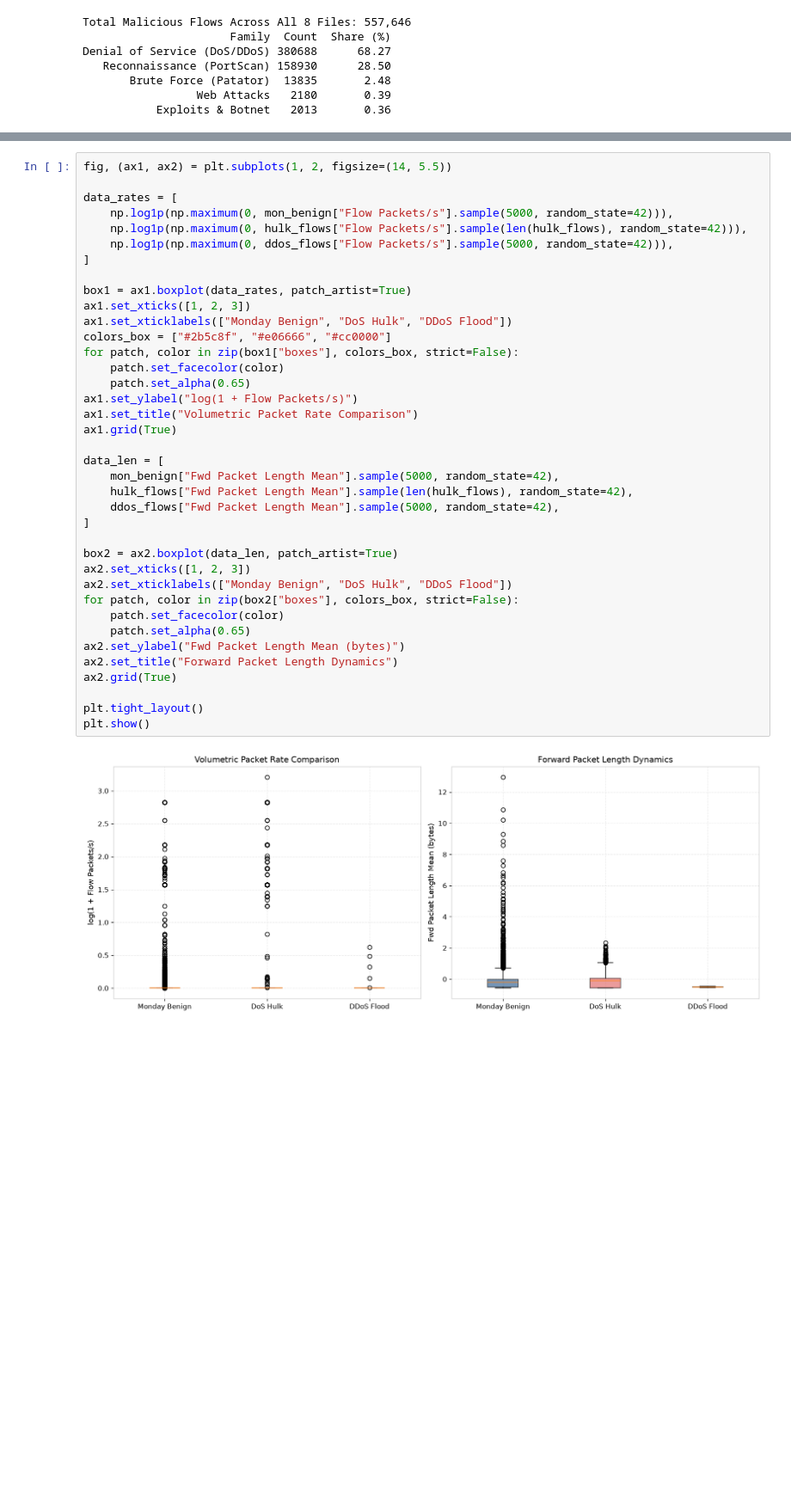
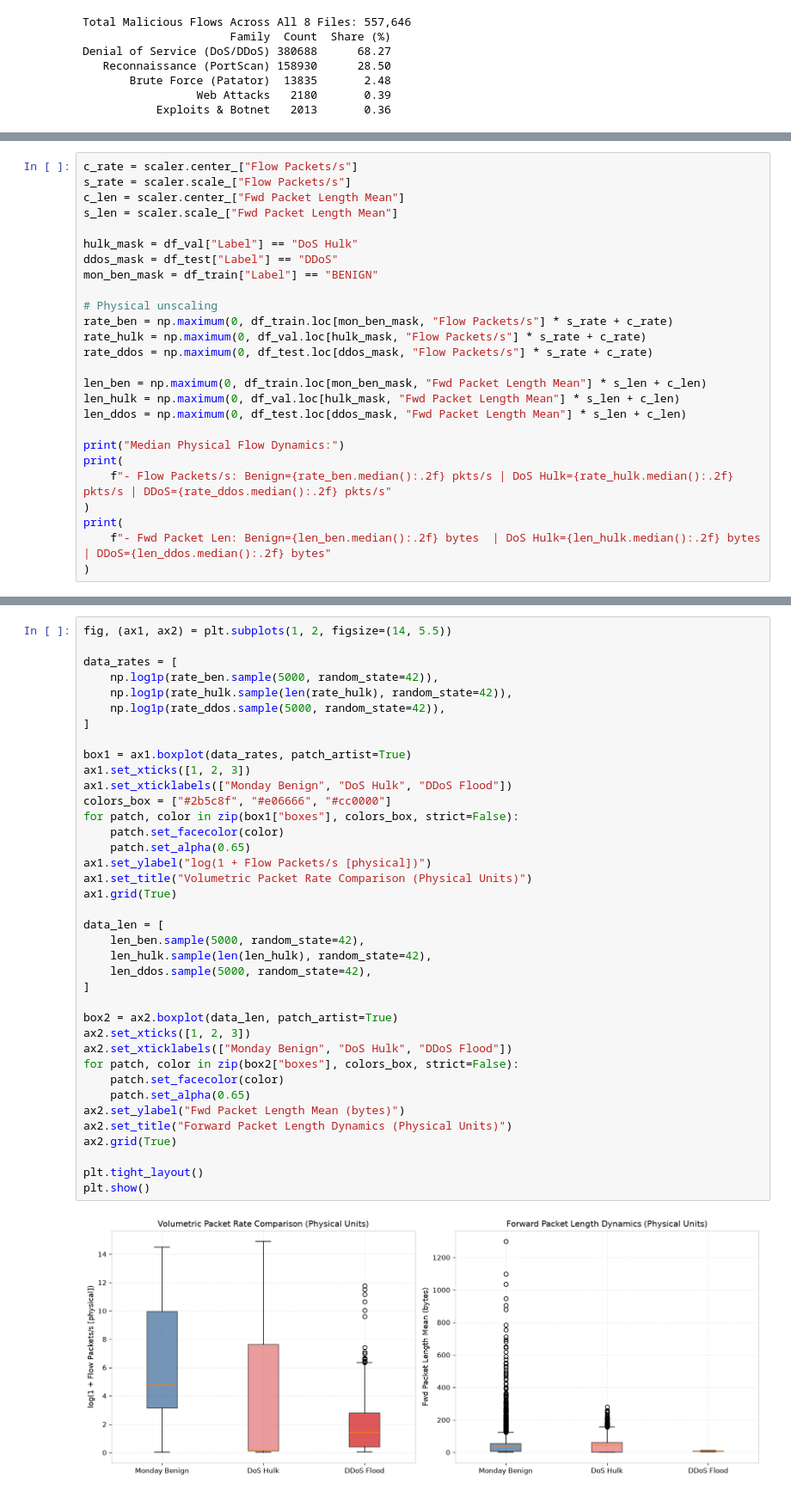
Before and after one commit to Nitin-0017/Netdefy, a Jupyter notebook: notebooks/04_attack_pattern_analysis.ipynb, the cells around one changed output, grey strips where cells are left out. Shown at 86% size. Cells and saved outputs as stored; diff of their text form; blank space fills up the shorter version.

```diff
--- a/notebooks/04_attack_pattern_analysis.ipynb
+++ b/notebooks/04_attack_pattern_analysis.ipynb
@@ -266,0 +287,26 @@ Median Flow Dynamics:
+# %%
+c_rate = scaler.center_["Flow Packets/s"]
+s_rate = scaler.scale_["Flow Packets/s"]
+c_len = scaler.center_["Fwd Packet Length Mean"]
+s_len = scaler.scale_["Fwd Packet Length Mean"]
+
+hulk_mask = df_val["Label"] == "DoS Hulk"
+ddos_mask = df_test["Label"] == "DDoS"
+mon_ben_mask = df_train["Label"] == "BENIGN"
+
+# Physical unscaling
+rate_ben = np.maximum(0, df_train.loc[mon_ben_mask, "Flow Packets/s"] * s_rate + c_rate)
+rate_hulk = np.maximum(0, df_val.loc[hulk_mask, "Flow Packets/s"] * s_rate + c_rate)
+rate_ddos = np.maximum(0, df_test.loc[ddos_mask, "Flow Packets/s"] * s_rate + c_rate)
+
+len_ben = np.maximum(0, df_train.loc[mon_ben_mask, "Fwd Packet Length Mean"] * s_len + c_len)
+len_hulk = np.maximum(0, df_val.loc[hulk_mask, "Fwd Packet Length Mean"] * s_len + c_len)
+len_ddos = np.maximum(0, df_test.loc[ddos_mask, "Fwd Packet Length Mean"] * s_len + c_len)
+
+print("Median Physical Flow Dynamics:")
+print(
+    f"- Flow Packets/s: Benign={rate_ben.median():.2f} pkts/s | DoS Hulk={rate_hulk.median():.2f} pkts/s | DDoS={rate_ddos.median():.2f} pkts/s"
+)
+print(
+    f"- Fwd Packet Len: Benign={len_ben.median():.2f} bytes  | DoS Hulk={len_hulk.median():.2f} bytes  | DDoS={len_ddos.median():.2f} bytes"
+)
@@ -267,41 +317,41 @@ Median Flow Dynamics:
 # %%
 fig, (ax1, ax2) = plt.subplots(1, 2, figsize=(14, 5.5))
 
 data_rates = [
-    np.log1p(np.maximum(0, mon_benign["Flow Packets/s"].sample(5000, random_state=42))),
-    np.log1p(np.maximum(0, hulk_flows["Flow Packets/s"].sample(len(hulk_flows), random_state=42))),
-    np.log1p(np.maximum(0, ddos_flows["Flow Packets/s"].sample(5000, random_state=42))),
+    np.log1p(rate_ben.sample(5000, random_state=42)),
+    np.log1p(rate_hulk.sample(len(rate_hulk), random_state=42)),
+    np.log1p(rate_ddos.sample(5000, random_state=42)),
 ]
 
 box1 = ax1.boxplot(data_rates, patch_artist=True)
 ax1.set_xticks([1, 2, 3])
 ax1.set_xticklabels(["Monday Benign", "DoS Hulk", "DDoS Flood"])
 colors_box = ["#2b5c8f", "#e06666", "#cc0000"]
 for patch, color in zip(box1["boxes"], colors_box, strict=False):
     patch.set_facecolor(color)
     patch.set_alpha(0.65)
-ax1.set_ylabel("log(1 + Flow Packets/s)")
-ax1.set_title("Volumetric Packet Rate Comparison")
+ax1.set_ylabel("log(1 + Flow Packets/s [physical])")
+ax1.set_title("Volumetric Packet Rate Comparison (Physical Units)")
 ax1.grid(True)
 
 data_len = [
-    mon_benign["Fwd Packet Length Mean"].sample(5000, random_state=42),
-    hulk_flows["Fwd Packet Length Mean"].sample(len(hulk_flows), random_state=42),
-    ddos_flows["Fwd Packet Length Mean"].sample(5000, random_state=42),
+    len_ben.sample(5000, random_state=42),
+    len_hulk.sample(len(len_hulk), random_state=42),
+    len_ddos.sample(5000, random_state=42),
 ]
 
 box2 = ax2.boxplot(data_len, patch_artist=True)
 ax2.set_xticks([1, 2, 3])
 ax2.set_xticklabels(["Monday Benign", "DoS Hulk", "DDoS Flood"])
 for patch, color in zip(box2["boxes"], colors_box, strict=False):
     patch.set_facecolor(color)
     patch.set_alpha(0.65)
 ax2.set_ylabel("Fwd Packet Length Mean (bytes)")
-ax2.set_title("Forward Packet Length Dynamics")
+ax2.set_title("Forward Packet Length Dynamics (Physical Units)")
 ax2.grid(True)
 
 plt.tight_layout()
 plt.show()
 # %% [output]
-[figure, old version]
+[figure, new version]
 # %% [markdown]
```
Also changed, not shown: parts of 26 cells of this notebook, 4 other files.
